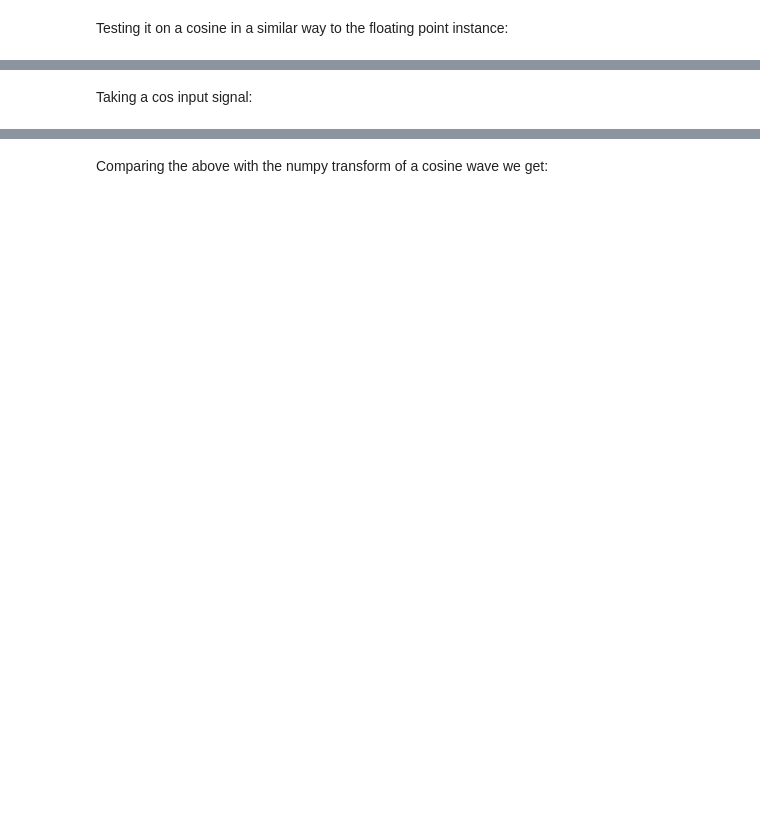
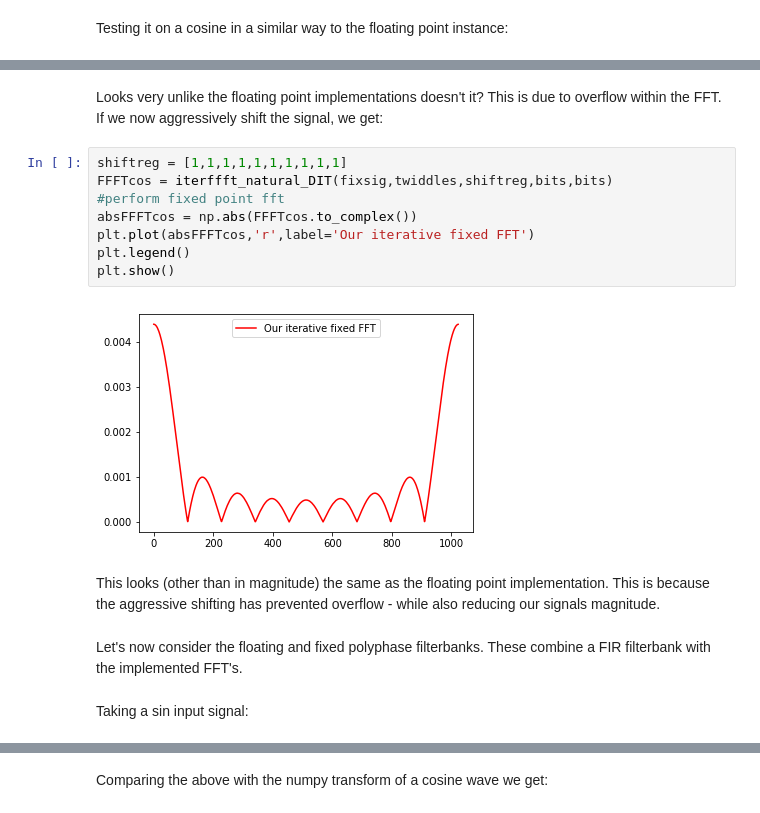
Before and after one commit to talonmyburgh/F-Engine_python_sim, a Jupyter notebook: HOWTO.ipynb, the cells around one changed output, grey strips where cells are left out. Saved outputs shown, nothing was run; the diff lists cells and outputs as text; blank space fills up the shorter version.

```diff
--- a/HOWTO.ipynb
+++ b/HOWTO.ipynb
@@ -503,3 +281,18 @@ class PFB(object):
+# %% [markdown]
+Looks very unlike the floating point implementations doesn't it? This is due to overflow within the FFT. If we now aggressively shift the signal, we get:
+# %%
+shiftreg = [1,1,1,1,1,1,1,1,1,1]
+FFFTcos = iterffft_natural_DIT(fixsig,twiddles,shiftreg,bits,bits)               #perform fixed point fft
+absFFFTcos = np.abs(FFFTcos.to_complex())
+plt.plot(absFFFTcos,'r',label='Our iterative fixed FFT')
+plt.legend()
+plt.show()
+# %% [output]
+[figure, added]
+# %% [markdown]
+This looks (other than in magnitude) the same as the floating point implementation. This is because the aggressive shifting has prevented overflow - while also reducing our signals magnitude.
+# %% [markdown]
+Let's now consider the floating and fixed polyphase filterbanks. These combine a FIR filterbank with the implemented FFT's.
 # %% [markdown]
-Taking a cos input signal:
+Taking a sin input signal:
 # %%
```
Also changed, not shown: parts of 60 cells of this notebook, 9 other files.
